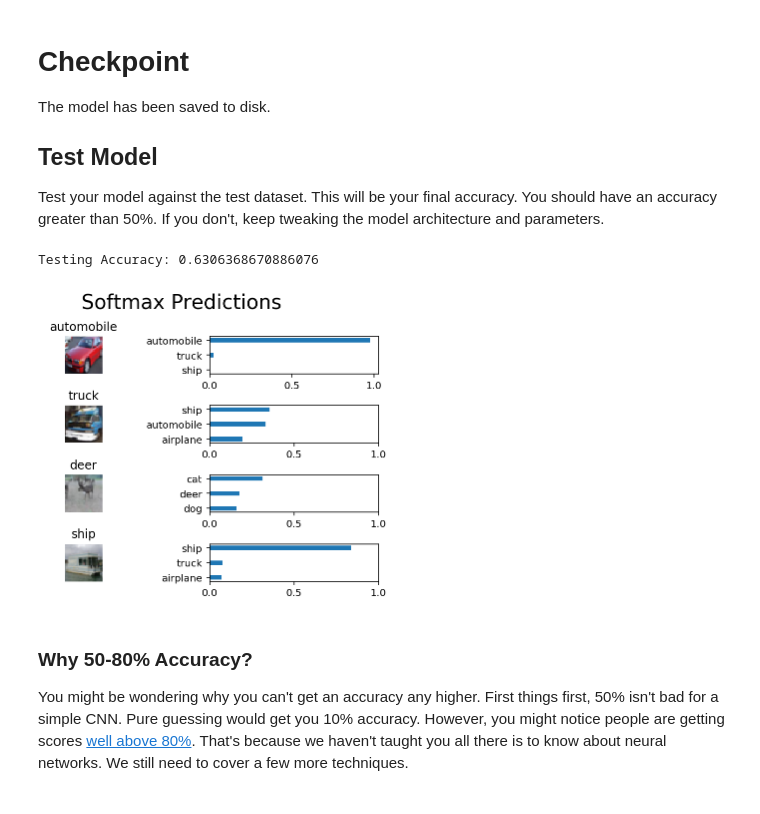
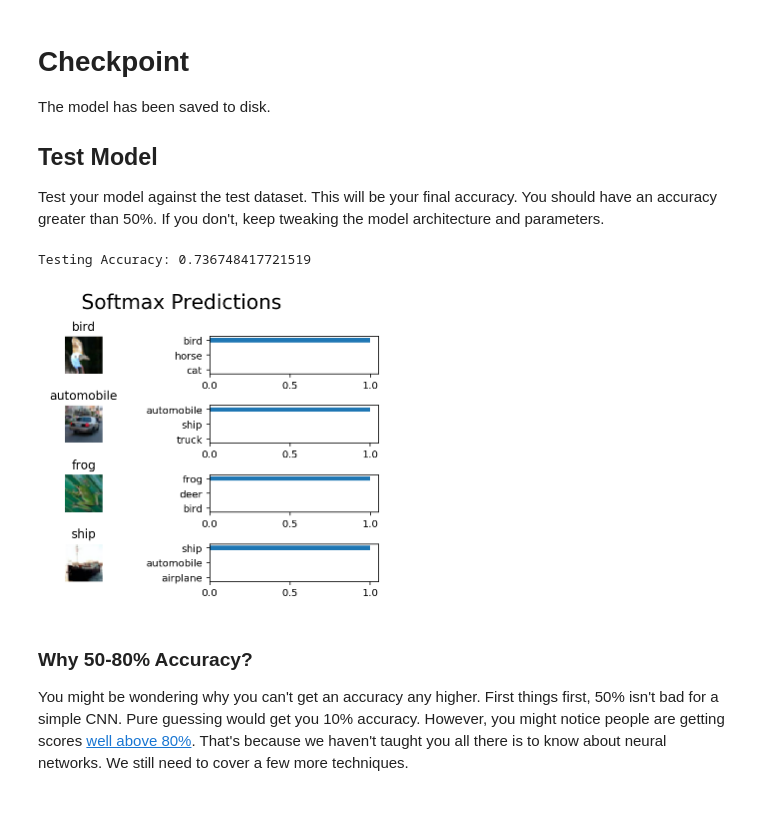
Before and after one commit to benbenlijie/image-classification, a Jupyter notebook: dlnd_image_classification.ipynb, the cells around one changed output. Cells and saved outputs as stored; diff of their text form; code cells hidden in the pictures.

```diff
--- a/dlnd_image_classification.ipynb
+++ b/dlnd_image_classification.ipynb
@@ -223,9 +234,9 @@ Convolution layers have a lot of success with images. For this code cell, you sh
 
 **Note:** You **can't** use [TensorFlow Layers](https://www.tensorflow.org/api_docs/python/tf/layers) or [TensorFlow Layers (contrib)](https://www.tensorflow.org/api_guides/python/contrib.layers) for **this** layer, but you can still use TensorFlow's [Neural Network](https://www.tensorflow.org/api_docs/python/tf/nn) package. You may still use the shortcut option for all the **other** layers.
 # %%
-def conv2d_layer(x_tensor, conv_num_outputs, conv_ksize, conv_strides, stddev=0.001):
+def conv2d_layer(x_tensor, conv_num_outputs, conv_ksize, conv_strides, stddev=0.01):
     input_pass = x_tensor.get_shape()[-1].value
-    weight = tf.Variable(tf.truncated_normal((conv_ksize[0], conv_ksize[1], input_pass, conv_num_outputs), stddev=0.001))
+    weight = tf.Variable(tf.truncated_normal((conv_ksize[0], conv_ksize[1], input_pass, conv_num_outputs), stddev=stddev))
     bias = tf.Variable(tf.zeros(conv_num_outputs))
     conv_layer = tf.nn.conv2d(x_tensor, weight, strides=[1, conv_strides[0], conv_strides[1], 1], padding="SAME")
     conv_layer = tf.nn.bias_add(conv_layer, bias)
@@ -249,7 +260,7 @@ def conv2d_maxpool(x_tensor, conv_num_outputs, conv_ksize, conv_strides, pool_ks
     bias = tf.Variable(tf.zeros(conv_num_outputs))
     conv_layer = tf.nn.conv2d(x_tensor, weight, strides=[1, conv_strides[0], conv_strides[1], 1], padding="SAME")
     conv_layer = tf.nn.bias_add(conv_layer, bias)"""
-    conv_layer = conv2d_layer(x_tensor, conv_num_outputs, conv_ksize, conv_strides)
+    conv_layer = conv2d_layer(x_tensor, conv_num_outputs, conv_ksize, conv_strides, stddev=5e-2)
 
     pool_layer = tf.nn.max_pool(conv_layer, ksize=[1, pool_ksize[0], pool_ksize[1], 1], strides=[1, pool_strides[0], pool_strides[1], 1], padding="SAME")
     return pool_layer
@@ -383,9 +394,14 @@ def conv_net(x, keep_prob):
 
     #x_tensor = conv2d_layer(x_tensor, 10, (1, 1), (1, 1))
 
-    x_tensor = conv2d_maxpool(x, 96, (3, 3), (2, 2), (2, 2), (2, 2))
-    x_tensor = conv2d_avgpool(x_tensor, 192, (3, 3), (2, 2), (2, 2), (1, 1))
-    x_tensor = conv2d_avgpool(x_tensor, 192, (3, 3), (2, 2), (2, 2), (1, 1))
+    x_tensor = conv2d_maxpool(x, 64, (5, 5), (1, 1), (3, 3), (2, 2))
+    x_tensor = tf.nn.lrn(x_tensor, 4, bias=1.0, alpha=0.001 / 9.0, beta=0.75)
+
+    x_tensor = conv2d_layer(x_tensor, 64, (5, 5), (1, 1), 5e-2)
+
+    x_tensor = tf.nn.lrn(x_tensor, 4, bias=1.0, alpha=0.001 / 9.0, beta=0.75)
+    x_tensor = tf.nn.max_pool(x_tensor, ksize=[1, 3, 3, 1],
+                             strides=[1, 2, 2, 1], padding="SAME")
 
     # TODO: Apply a Flatten Layer
     # Function Definition from Above:
@@ -396,7 +412,8 @@ def conv_net(x, keep_prob):
     #    Play around with different number of outputs
     # Function Definition from Above:
     #   fully_conn(x_tensor, num_outputs)
-    x_tensor = fully_conn(x_tensor, 64)
+    x_tensor = fully_conn(x_tensor, 384)
+    x_tensor = fully_conn(x_tensor, 192)
     x_tensor = tf.nn.dropout(x_tensor, keep_prob=keep_prob)
 
 
@@ -434,7 +451,7 @@ logits = tf.identity(logits, name='logits')
 
 # Loss and Optimizer
 cost = tf.reduce_mean(tf.nn.softmax_cross_entropy_with_logits(logits=logits, labels=y))
-optimizer = tf.train.AdamOptimizer(learning_rate=0.00003).minimize(cost)
+optimizer = tf.train.AdamOptimizer(learning_rate=0.0001).minimize(cost)
 
 # Accuracy
 correct_pred = tf.equal(tf.argmax(logits, 1), tf.argmax(y, 1))
@@ -491,8 +508,8 @@ def print_stats(session, feature_batch, label_batch, cost, accuracy):
     : accuracy: TensorFlow accuracy function
     """
     cost_result = session.run(cost, feed_dict={
-        x:valid_features,
-        y:valid_labels,
+        x:feature_batch,
+        y:label_batch,
         keep_prob:1.0
     })
     accuracy_result = session.run(accuracy, feed_dict={
@@ -514,7 +531,7 @@ Tune the following parameters:
 * Set `keep_probability` to the probability of keeping a node using dropout
 # %%
 # TODO: Tune Parameters
-epochs = 500
+epochs = 80
 batch_size = 128
 keep_probability = 0.4
 # %% [markdown]
@@ -648,7 +665,7 @@ try:
 except NameError:
     batch_size = 64
 
-save_model_path = './image_classification'
+save_model_path = './ilmage_classification'
 n_samples = 4
 top_n_predictions = 3
 
@@ -667,35 +684,35 @@ def test_model():
 
         # Get Tensors from loaded model
         loaded_x = loaded_graph.get_tensor_by_name('x:0')
         loaded_y = loaded_graph.get_tensor_by_name('y:0')
         loaded_keep_prob = loaded_graph.get_tensor_by_name('keep_prob:0')
         loaded_logits = loaded_graph.get_tensor_by_name('logits:0')
         loaded_acc = loaded_graph.get_tensor_by_name('accuracy:0')
 
         # Get accuracy in batches for memory limitations
         test_batch_acc_total = 0
         test_batch_count = 0
 
         for test_feature_batch, test_label_batch in helper.batch_features_labels(test_features, test_labels, batch_size):
             test_batch_acc_total += sess.run(
                 loaded_acc,
                 feed_dict={loaded_x: test_feature_batch, loaded_y: test_label_batch, loaded_keep_prob: 1.0})
             test_batch_count += 1
 
         print('Testing Accuracy: {}\n'.format(test_batch_acc_total/test_batch_count))
 
         # Print Random Samples
         random_test_features, random_test_labels = tuple(zip(*random.sample(list(zip(test_features, test_labels)), n_samples)))
         random_test_predictions = sess.run(
             tf.nn.top_k(tf.nn.softmax(loaded_logits), top_n_predictions),
             feed_dict={loaded_x: random_test_features, loaded_y: random_test_labels, loaded_keep_prob: 1.0})
         helper.display_image_predictions(random_test_features, random_test_labels, random_test_predictions)
 
 
 test_model()
 # %% [output]
-Testing Accuracy: 0.6306368670886076
+Testing Accuracy: 0.736748417721519
-[figure, old version]
+[figure, new version]
 # %% [markdown]
 ### Why 50-80% Accuracy?
 You might be wondering why you can't get an accuracy any higher. First things first, 50% isn't bad for a simple CNN.  Pure guessing would get you 10% accuracy. However, you might notice people are getting scores [well above 80%](http://rodrigob.github.io/are_we_there_yet/build/classification_datasets_results.html#43494641522d3130).  That's because we haven't taught you all there is to know about neural networks. We still need to cover a few more techniques.
```
Also changed, not shown: parts of 4 cells of this notebook, 3 other files.
